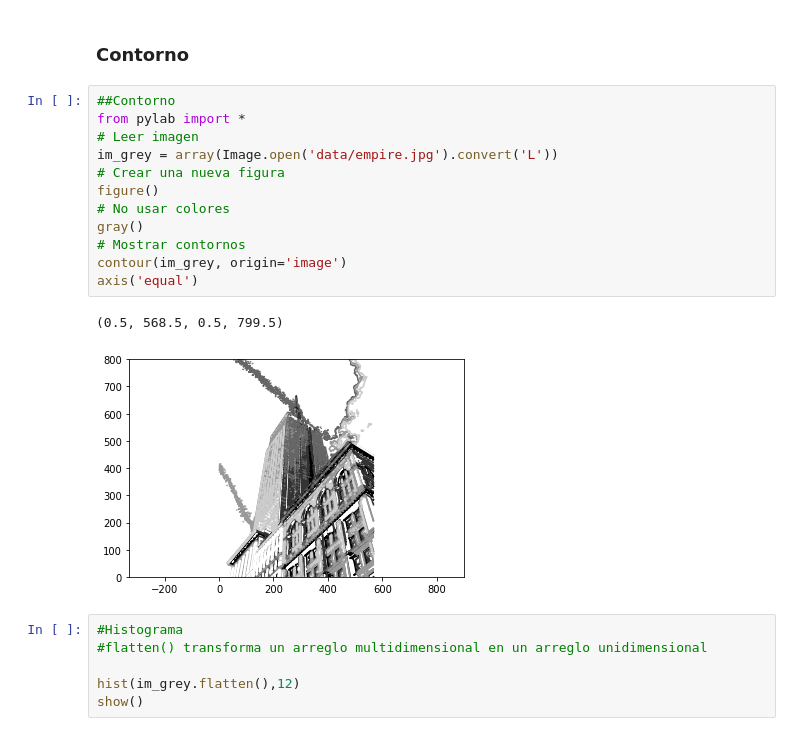
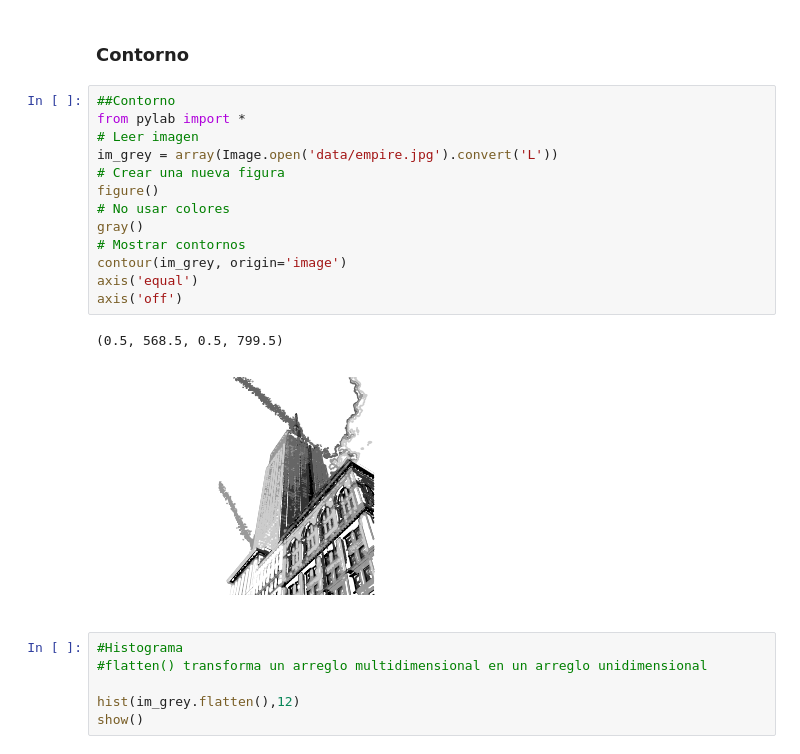
Before and after one commit to daniopitz/IntroToComputerVision, a Jupyter notebook: Clase_1.ipynb, the cells around one changed output. Saved outputs shown, nothing was run; the diff lists cells and outputs as text.

```diff
--- a/Clase_1.ipynb
+++ b/Clase_1.ipynb
@@ -136,18 +136,19 @@ imshow(im)
 # %%
 ##Contorno
 from pylab import *
 # Leer imagen
 im_grey = array(Image.open('data/empire.jpg').convert('L'))
 # Crear una nueva figura
 figure()
 # No usar colores
 gray()
 # Mostrar contornos
 contour(im_grey, origin='image')
 axis('equal')
+axis('off')
 # %% [output]
 (0.5, 568.5, 0.5, 799.5)
-[figure, old version]
+[figure, new version]
 # %%
 #Histograma
 #flatten() transforma un arreglo multidimensional en un arreglo unidimensional
```
Also changed, not shown: parts of 34 cells of this notebook.
